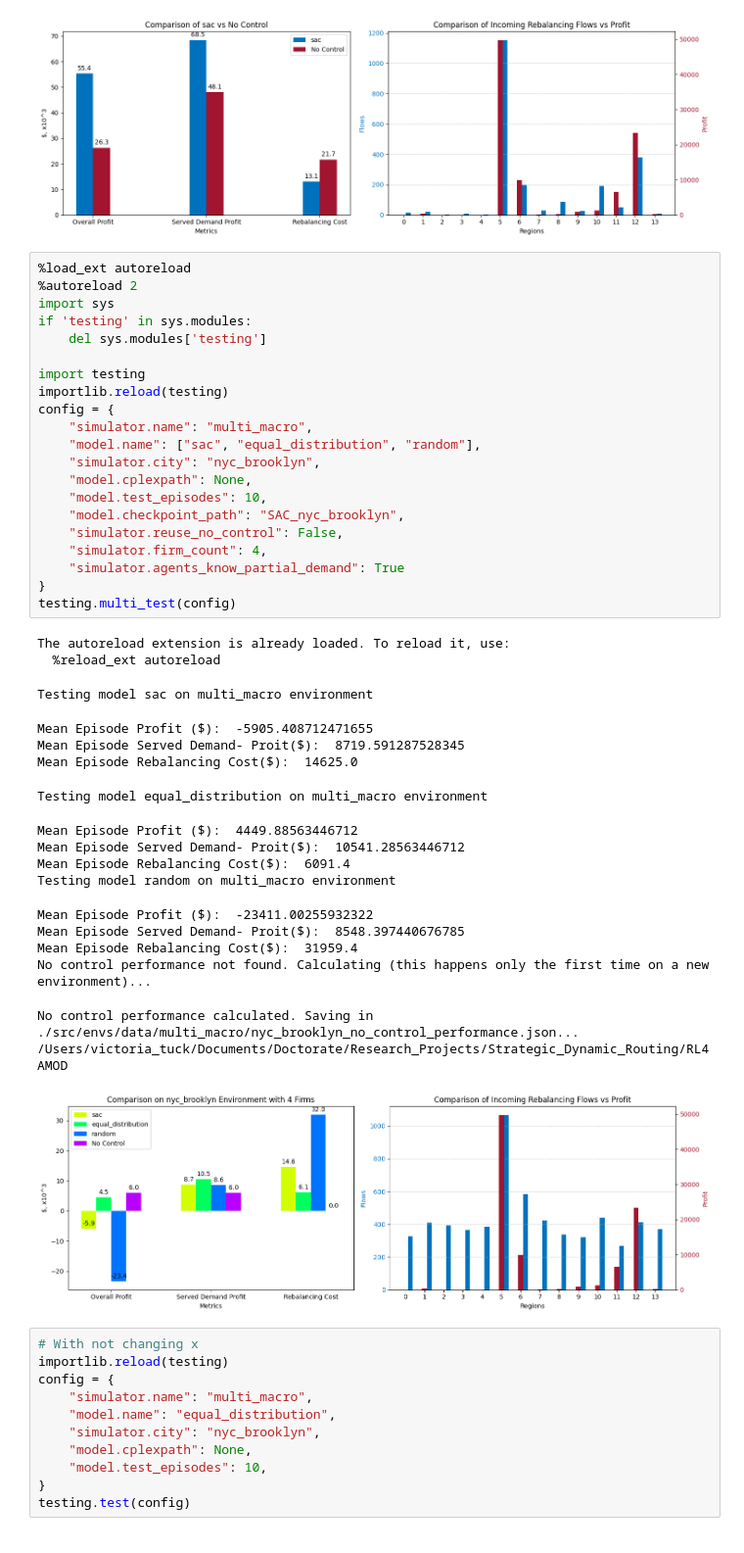
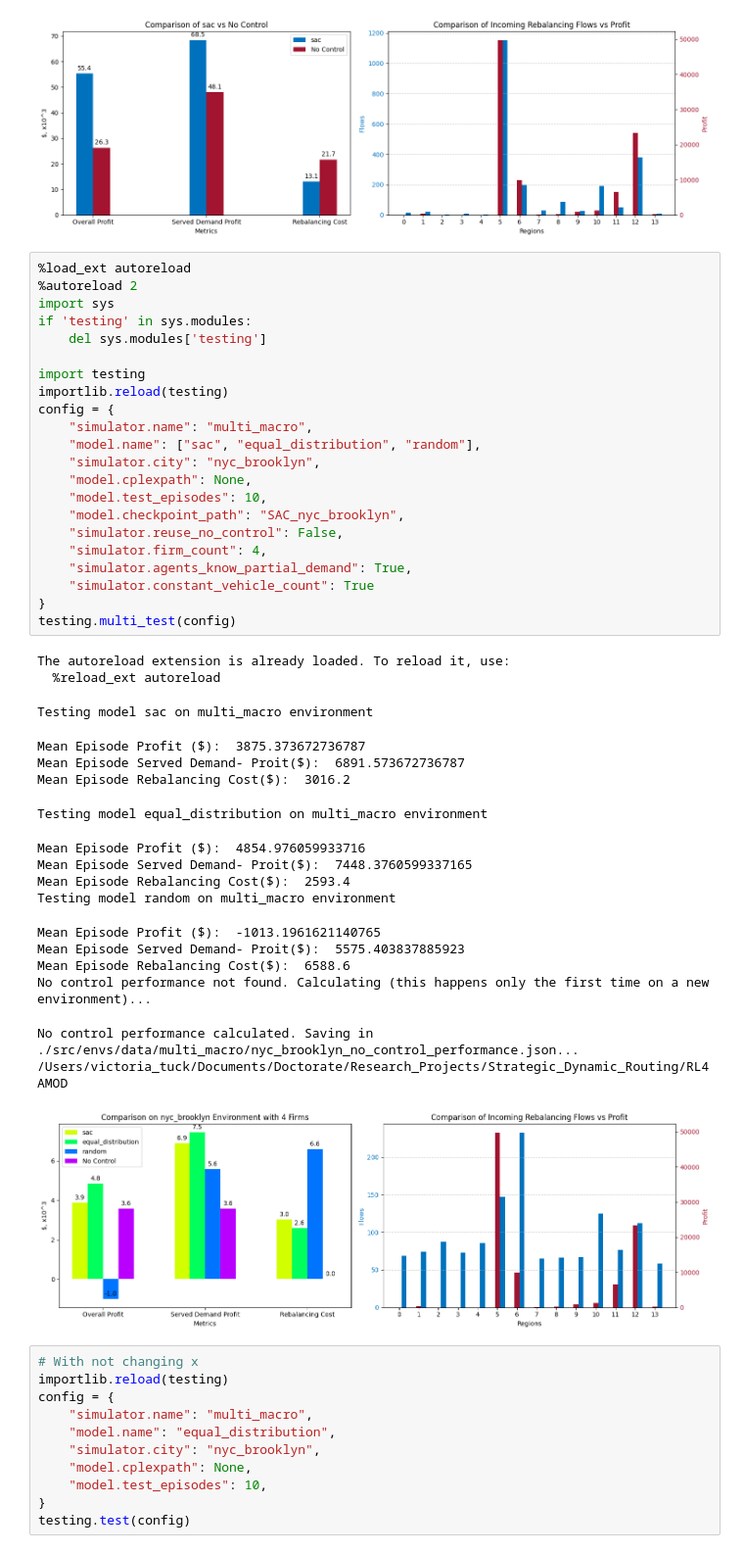
Before and after one commit to sastry-group/Dynamic-Routing-with-Competition, a Jupyter notebook: tutorial.ipynb, the cells around one changed output. Shown: that part at 98% size. Saved outputs shown, nothing was run; the diff lists cells and outputs as text.

Commit message:
Added option to make supply of vehicles constant across scenarios with different numbers of firms

```diff
--- a/tutorial.ipynb
+++ b/tutorial.ipynb
@@ -188,43 +186,44 @@ Mean Episode Rebalancing Cost($):  13085.6
 # %%
 %load_ext autoreload
 %autoreload 2
 import sys
 if 'testing' in sys.modules:
     del sys.modules['testing']
 
 import testing
 importlib.reload(testing)
 config = {
     "simulator.name": "multi_macro",
     "model.name": ["sac", "equal_distribution", "random"],
     "simulator.city": "nyc_brooklyn",
     "model.cplexpath": None,
     "model.test_episodes": 10,
     "model.checkpoint_path": "SAC_nyc_brooklyn",
     "simulator.reuse_no_control": False,
     "simulator.firm_count": 4,
-    "simulator.agents_know_partial_demand": True
+    "simulator.agents_know_partial_demand": True,
+    "simulator.constant_vehicle_count": True
 }
 testing.multi_test(config)
 # %% [output]
 The autoreload extension is already loaded. To reload it, use:
   %reload_ext autoreload
 Testing model sac on multi_macro environment
-Mean Episode Profit ($):  -5905.408712471655
-Mean Episode Served Demand- Proit($):  8719.591287528345
-Mean Episode Rebalancing Cost($):  14625.0
+Mean Episode Profit ($):  3875.373672736787
+Mean Episode Served Demand- Proit($):  6891.573672736787
+Mean Episode Rebalancing Cost($):  3016.2
 Testing model equal_distribution on multi_macro environment
-Mean Episode Profit ($):  4449.88563446712
-Mean Episode Served Demand- Proit($):  10541.28563446712
-Mean Episode Rebalancing Cost($):  6091.4
+Mean Episode Profit ($):  4854.976059933716
+Mean Episode Served Demand- Proit($):  7448.3760599337165
+Mean Episode Rebalancing Cost($):  2593.4
 Testing model random on multi_macro environment
-Mean Episode Profit ($):  -23411.00255932322
-Mean Episode Served Demand- Proit($):  8548.397440676785
-Mean Episode Rebalancing Cost($):  31959.4
+Mean Episode Profit ($):  -1013.1961621140765
+Mean Episode Served Demand- Proit($):  5575.403837885923
+Mean Episode Rebalancing Cost($):  6588.6
 No control performance not found. Calculating (this happens only the first time on a new environment)...
 No control performance calculated. Saving in ./src/envs/data/multi_macro/nyc_brooklyn_no_control_performance.json...
 /Users/victoria_tuck/Documents/Doctorate/Research_Projects/Strategic_Dynamic_Routing/RL4AMOD
-[figure, old version]
+[figure, new version]
 # %%
 # With not changing x
 importlib.reload(testing)
```
Also changed, not shown: parts of 1 cell of this notebook, 3 other files.
